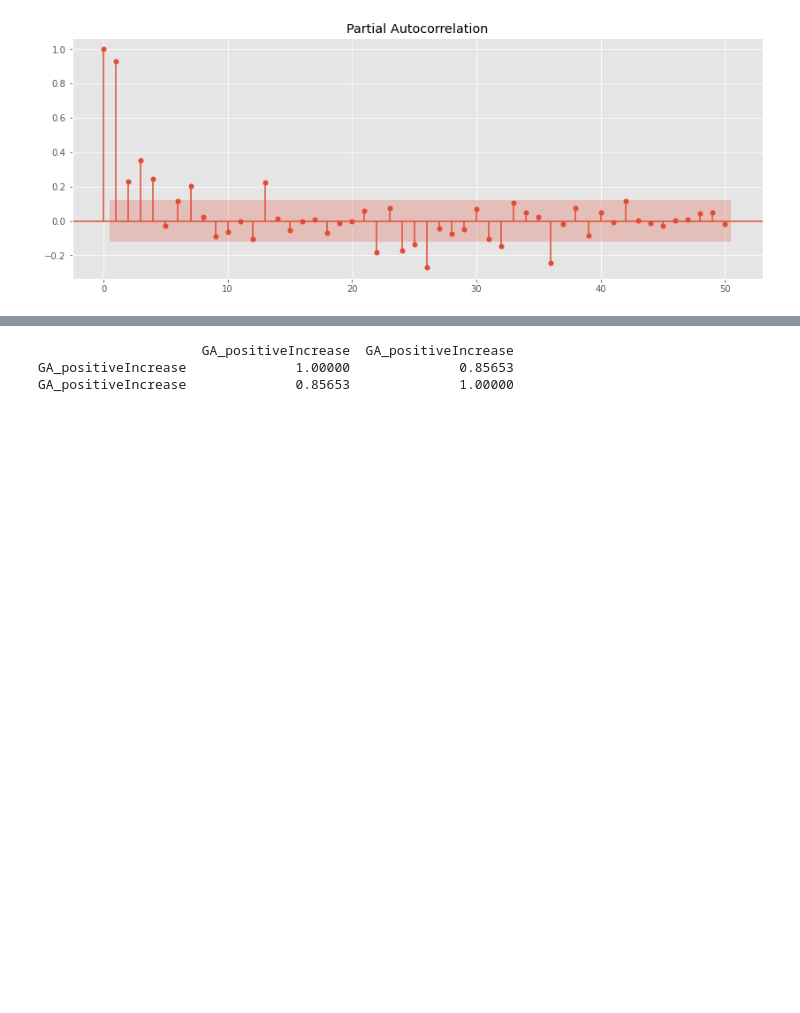
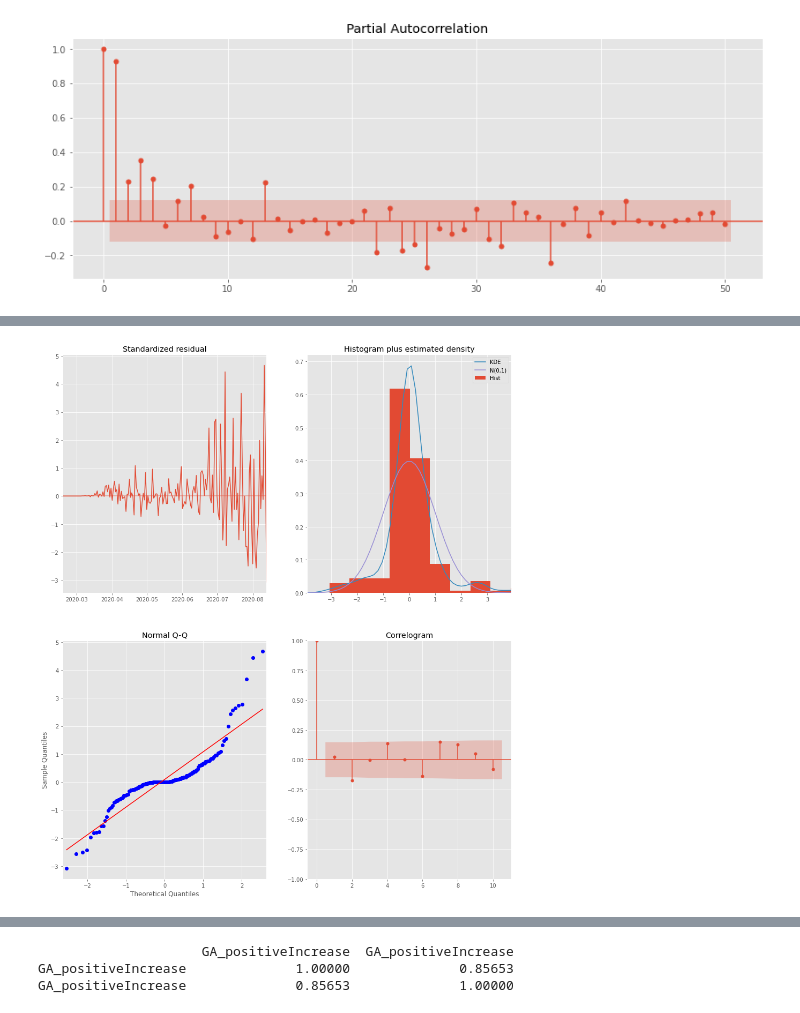
Before and after one commit to bmauss/COVID_Forecast, a Jupyter notebook: 3 ARIMA Modeling.ipynb, the cells around one changed output, grey strips where cells are left out. Saved outputs shown, nothing was run; the diff lists cells and outputs as text; code cells hidden in the pictures; blank space fills up the shorter version.

```diff
--- a/3 ARIMA Modeling.ipynb
+++ b/3 ARIMA Modeling.ipynb
@@ -163,0 +367,2 @@ Time to check if the other 4 states are this auto-correlated.
+# %%
+df_train, df_test = train_test(df)
@@ -163,0 +375,6 @@ Time to check if the other 4 states are this auto-correlated.
+# %%
+ca_train = df_train[['CA_positiveIncrease']]
+
+ca_test = df_test[['CA_positiveIncrease']]
+
+ca_train
@@ -163,0 +398,10 @@ Time to check if the other 4 states are this auto-correlated.
+# %%
+ca_model = sm.tsa.statespace.SARIMAX(ca_train, order=(1, 1, 1),
+                                  seasonal_order=(1, 1, 1, 12),
+                                  enforce_stationarity=False,
+                                  enforce_invertibility=False)
+
+# Fit the model and print results
+output = ca_model.fit()
+
+print(output.summary().tables[1])
@@ -163,0 +418,6 @@ Time to check if the other 4 states are this auto-correlated.
+# %%
+# Call plot_diagnostics() on the results calculated above
+output.plot_diagnostics(figsize=(15, 18))
+plt.show()
+# %% [output]
+[figure, added]
```
Also changed, not shown: parts of 29 cells of this notebook, 2 other files.
